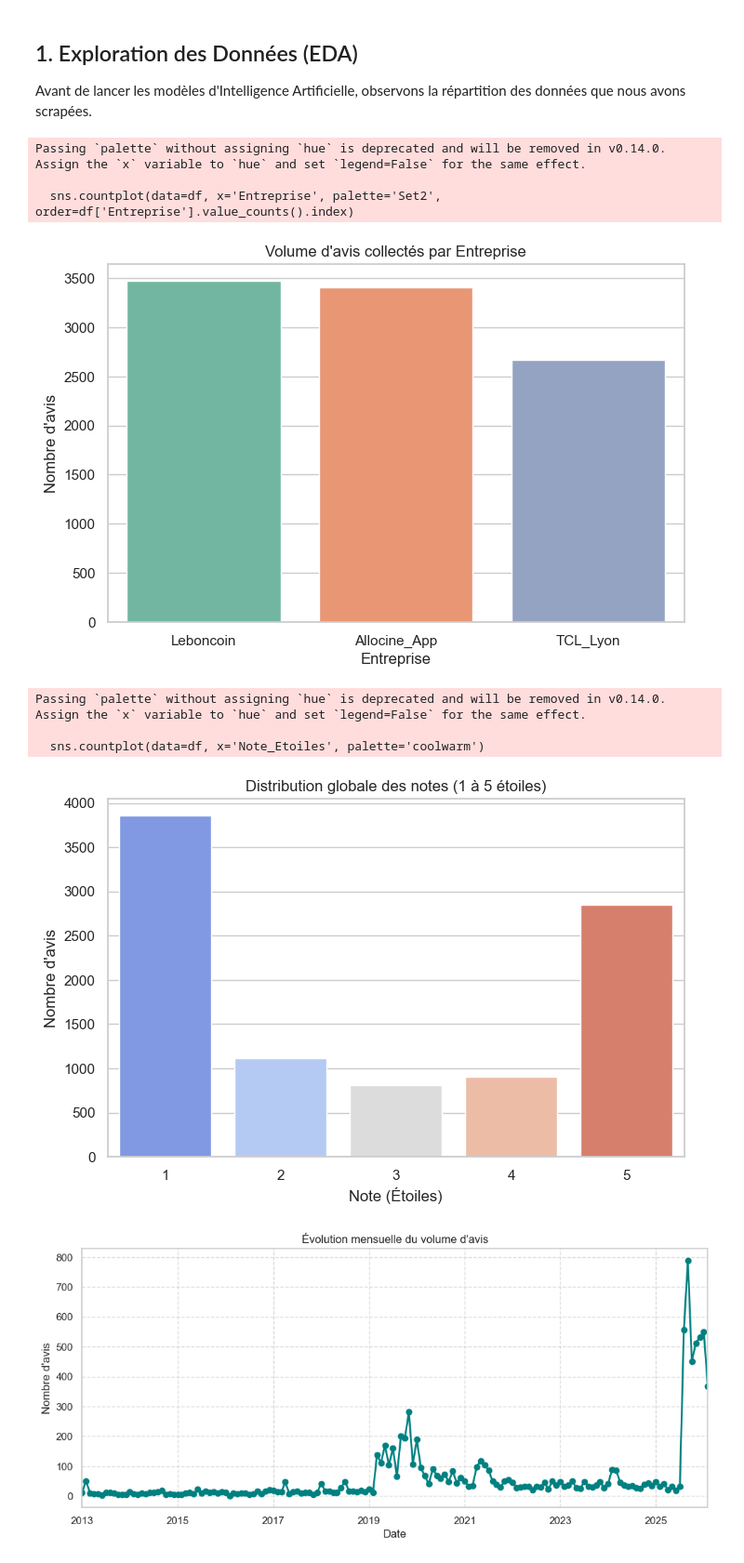
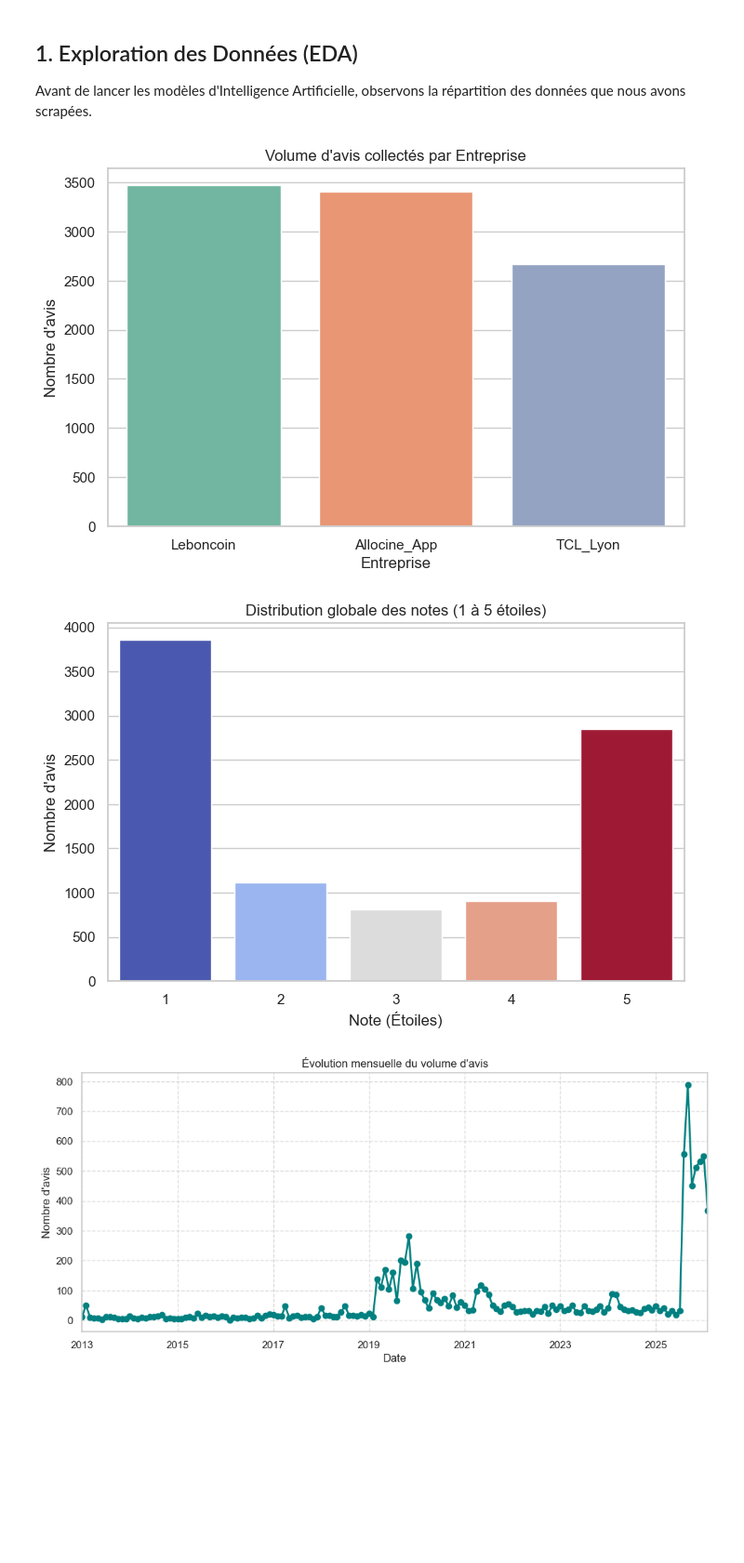
Before and after one commit to abderahmanenouri/AI-Reputation-360, a Jupyter notebook: Analyse_Reputation_IA.ipynb, the cells around one changed output. Shown at 93% size. Cells and saved outputs as stored; diff of their text form; code cells hidden in the pictures; blank space fills up the shorter version.

Commit message:
Fix (QA): Nettoyage qualitatif final (Renommage des images sans espaces, retrait des doublons d'import OS, et silence des FutureWarnings seaborn)

```diff
--- a/Analyse_Reputation_IA.ipynb
+++ b/Analyse_Reputation_IA.ipynb
@@ -70,27 +70,21 @@ df['Score_Confiance'] = [r['score'] for r in results]
 Avant de lancer les modèles d'Intelligence Artificielle, observons la répartition des données que nous avons scrapées.
 # %%
 plt.figure(figsize=(8, 5))
-sns.countplot(data=df, x='Entreprise', palette='Set2', order=df['Entreprise'].value_counts().index)
+sns.countplot(data=df, x='Entreprise', hue='Entreprise', legend=False, palette='Set2', order=df['Entreprise'].value_counts().index)
 plt.title("Volume d'avis collectés par Entreprise")
 plt.ylabel("Nombre d'avis")
 plt.show()
 # %% [output]
-Passing `palette` without assigning `hue` is deprecated and will be removed in v0.14.0. Assign the `x` variable to `hue` and set `legend=False` for the same effect.
-
-  sns.countplot(data=df, x='Entreprise', palette='Set2', order=df['Entreprise'].value_counts().index)
 [figure]
 # %%
 plt.figure(figsize=(8, 5))
-sns.countplot(data=df, x='Note_Etoiles', palette='coolwarm')
+sns.countplot(data=df, x='Note_Etoiles', hue='Note_Etoiles', legend=False, palette='coolwarm')
 plt.title("Distribution globale des notes (1 à 5 étoiles)")
 plt.xlabel("Note (Étoiles)")
 plt.ylabel("Nombre d'avis")
 plt.show()
 # %% [output]
-Passing `palette` without assigning `hue` is deprecated and will be removed in v0.14.0. Assign the `x` variable to `hue` and set `legend=False` for the same effect.
-
-  sns.countplot(data=df, x='Note_Etoiles', palette='coolwarm')
-[figure, old version]
+[figure, new version]
 # %%
 import warnings
 warnings.filterwarnings('ignore')
```
Also changed, not shown: parts of 2 cells of this notebook, 11 other files.
